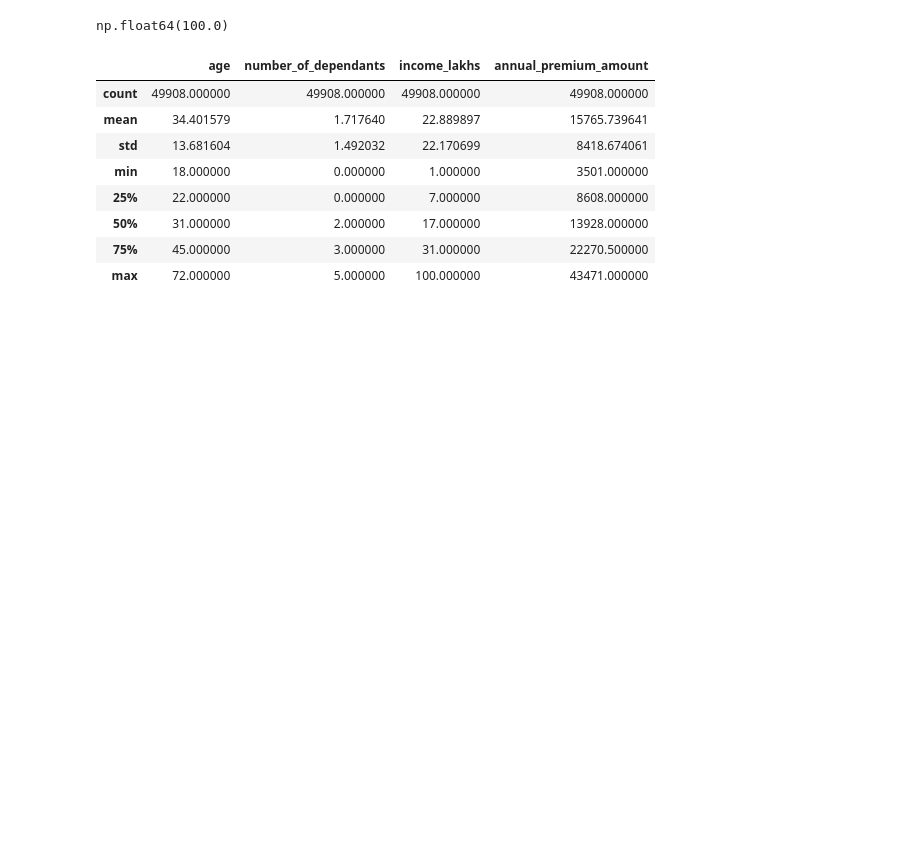
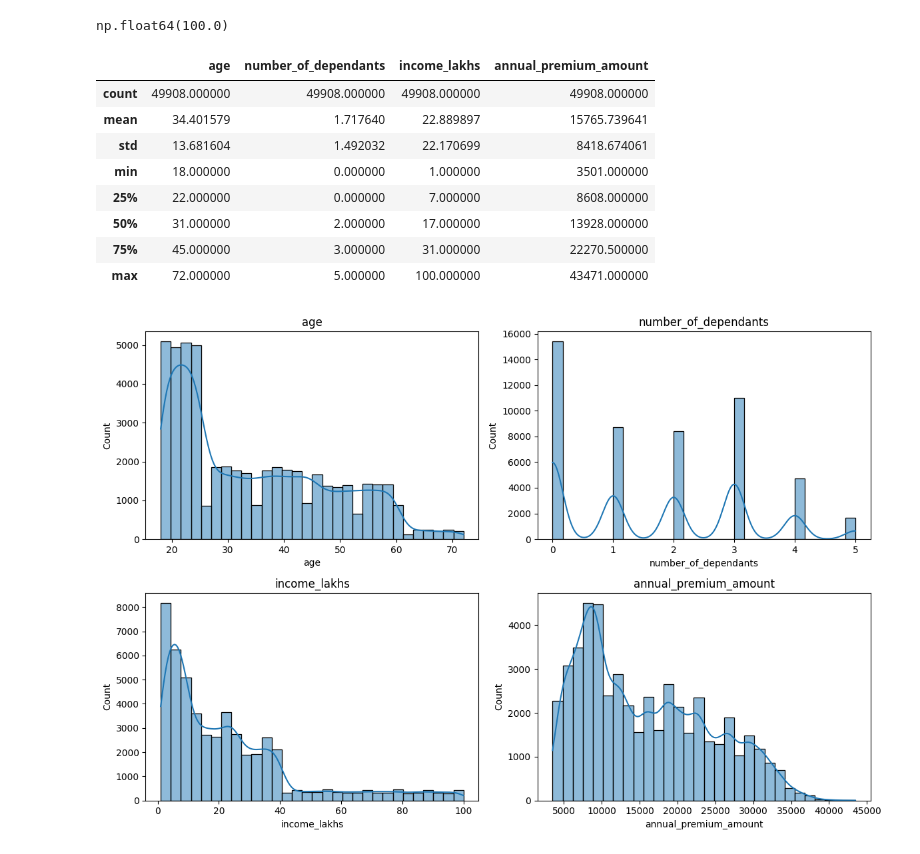
Before and after one commit to SakifKhan98/insurance-premium-prediction, a Jupyter notebook: insurance_premium_prediction.ipynb, the cells around one changed output. Saved outputs shown, nothing was run; the diff lists cells and outputs as text; code cells hidden in the pictures; blank space fills up the shorter version.

```diff
--- a/insurance_premium_prediction.ipynb
+++ b/insurance_premium_prediction.ipynb
@@ -182,3 +182,30 @@ df2.describe()
 | 50% | 31.000000 | 2.000000 | 17.000000 | 13928.000000 |
 | 75% | 45.000000 | 3.000000 | 31.000000 | 22270.500000 |
 | max | 72.000000 | 5.000000 | 100.000000 | 43471.000000 |
+# %%
+# Define the number of columns per row
+num_cols = 2
+num_plots = len(numeric_columns)
+num_rows = (
+    num_plots + num_cols - 1
+) // num_cols  # To calculate the required number of rows
+
+fig, axes = plt.subplots(
+    num_rows, num_cols, figsize=(12, num_rows * 4)
+)  # Adjust figsize as needed
+axes = axes.flatten()  # Flatten the axes array
+
+for i, col in enumerate(numeric_columns):
+    sns.histplot(
+        x=df2[col], kde=True, bins=30, ax=axes[i]
+    )  # Plot in the respective subplot
+    axes[i].set_title(col)
+
+# Remove any empty subplots if num_plots is odd
+for j in range(i + 1, len(axes)):
+    fig.delaxes(axes[j])
+
+plt.tight_layout()
+plt.show()
+# %% [output]
+[figure, added]
```
Also changed, not shown: parts of 7 cells of this notebook.
